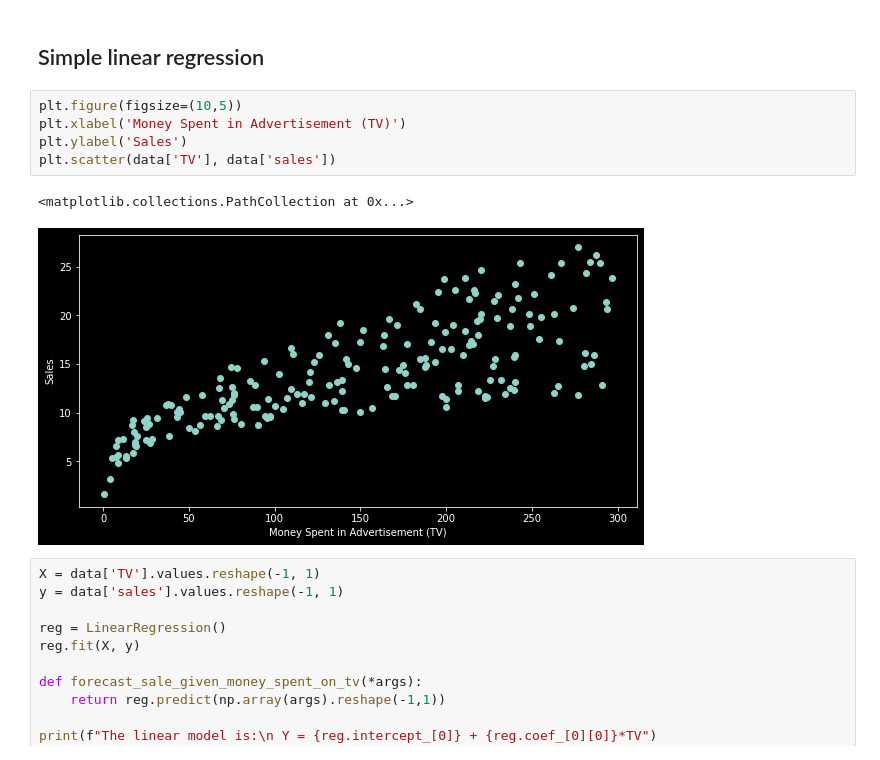
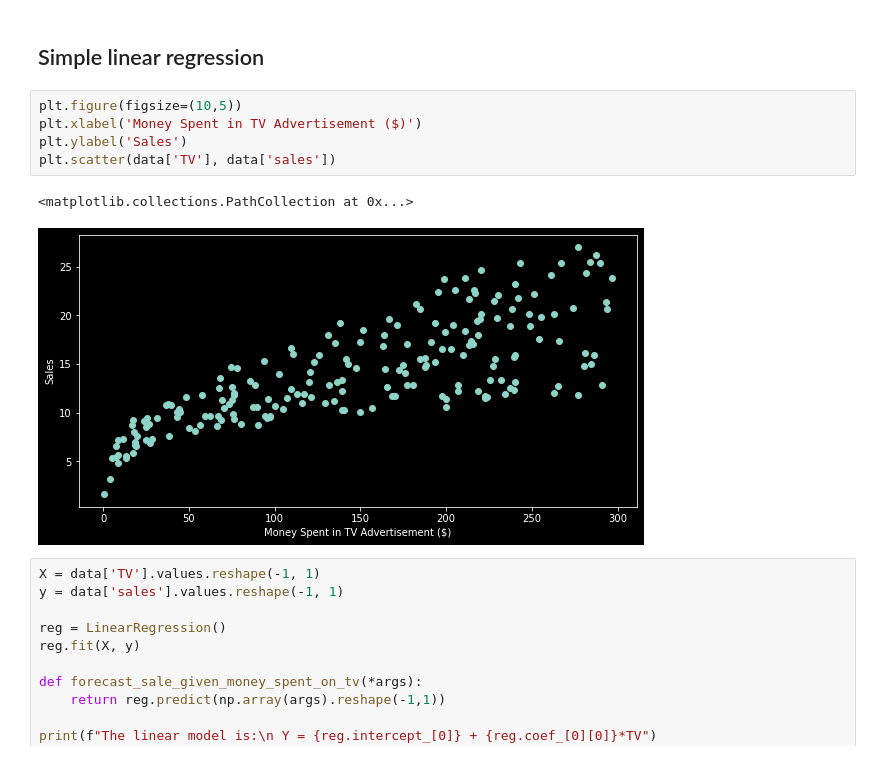
Before and after one commit to EricEchemane/My-ML-Models, a Jupyter notebook: linear_regression.ipynb, the cells around one changed output. Cells and saved outputs as stored; diff of their text form.

```diff
--- a/linear_regression.ipynb
+++ b/linear_regression.ipynb
@@ -25,12 +25,12 @@ data.head()
 ## Simple linear regression
 # %%
 plt.figure(figsize=(10,5))
-plt.xlabel('Money Spent in Advertisement (TV)')
+plt.xlabel('Money Spent in TV Advertisement ($)')
 plt.ylabel('Sales')
 plt.scatter(data['TV'], data['sales'])
 # %% [output]
 <matplotlib.collections.PathCollection at 0x...>
-[figure, old version]
+[figure, new version]
 # %%
 X = data['TV'].values.reshape(-1, 1)
 y = data['sales'].values.reshape(-1, 1)
```
Also changed, not shown: parts of 4 cells of this notebook.
